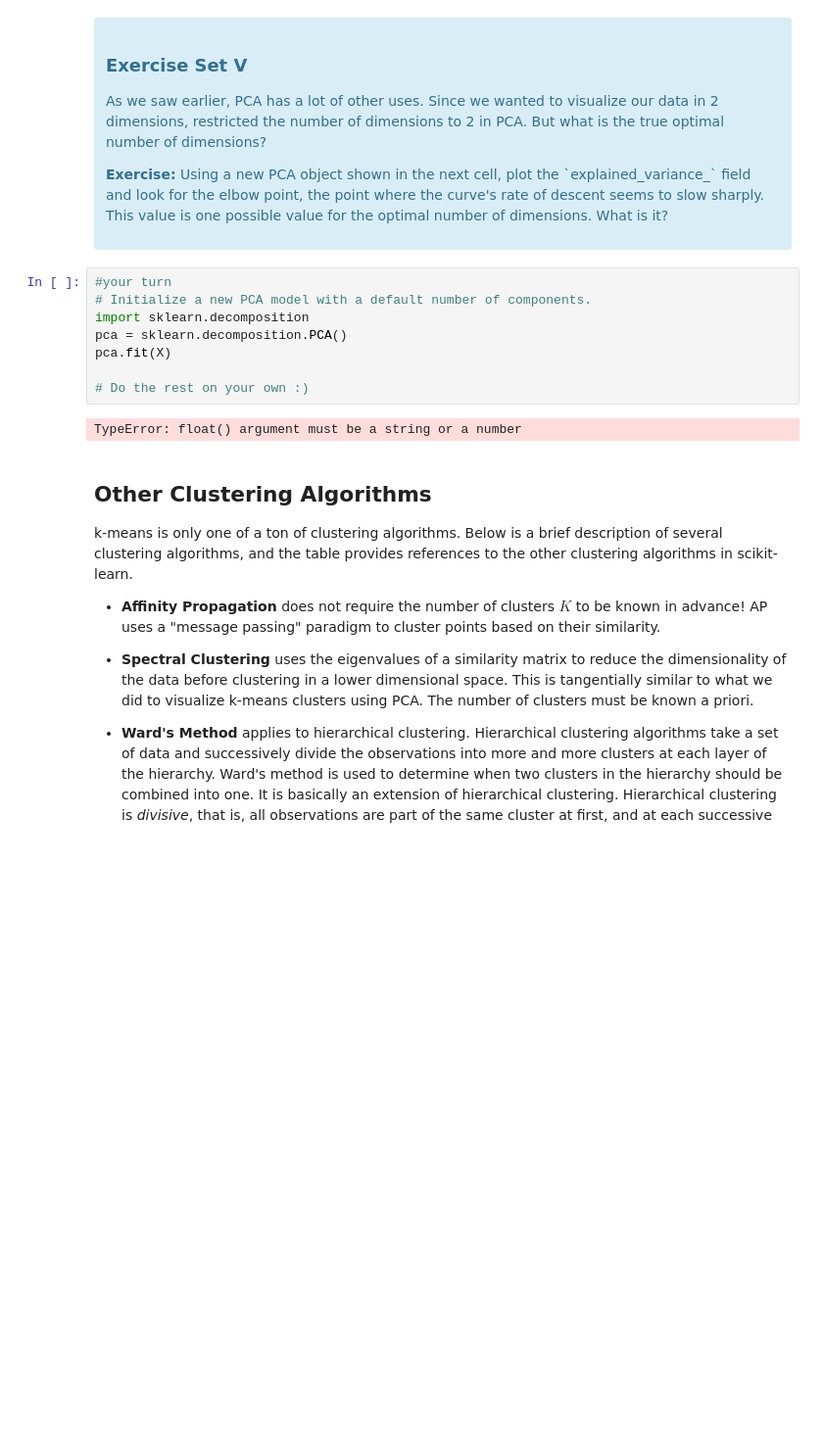
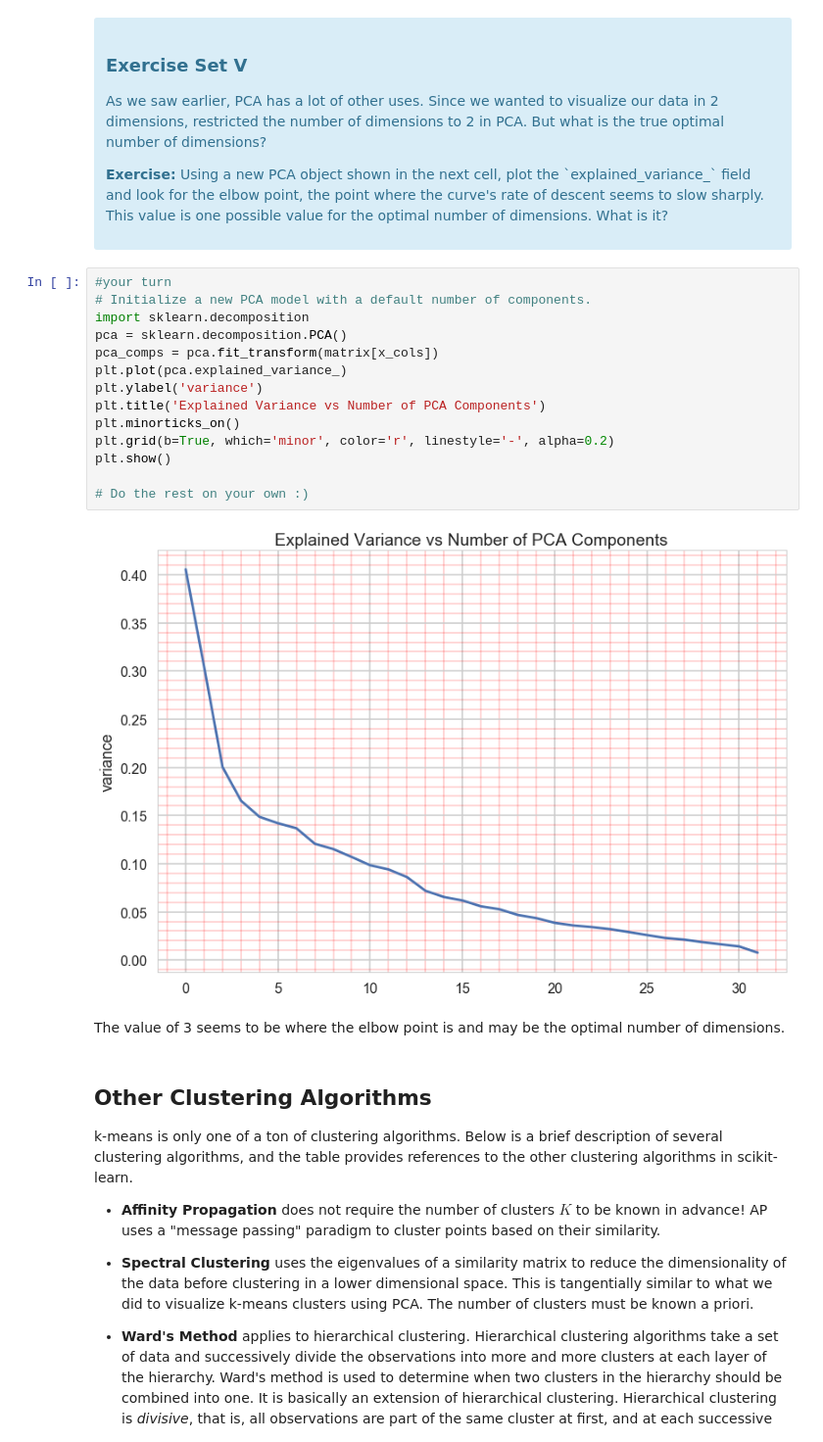
Before and after one commit to mariannetsr/springboard-1, a Jupyter notebook: clustering/Mini_Project_Clustering.ipynb, the cells around one changed output. Shown at 98% size. Drawn from its saved outputs; the diff is of its cells as text; blank space fills up the shorter version.

```diff
--- a/clustering/Mini_Project_Clustering.ipynb
+++ b/clustering/Mini_Project_Clustering.ipynb
@@ -476,13 +486,21 @@ Name: varietal, dtype: int64
 # %%
 #your turn
 # Initialize a new PCA model with a default number of components.
 import sklearn.decomposition
 pca = sklearn.decomposition.PCA()
-pca.fit(X)
+pca_comps = pca.fit_transform(matrix[x_cols])
+plt.plot(pca.explained_variance_)
+plt.ylabel('variance')
+plt.title('Explained Variance vs Number of PCA Components')
+plt.minorticks_on()
+plt.grid(b=True, which='minor', color='r', linestyle='-', alpha=0.2)
+plt.show()
 
 # Do the rest on your own :)
 # %% [output]
-TypeError: float() argument must be a string or a number
+[figure, added]
+# %% [markdown]
+The value of 3 seems to be where the elbow point is and may be the optimal number of dimensions.
 # %% [markdown]
 ## Other Clustering Algorithms
 
```
Also changed, not shown: parts of 13 cells of this notebook.
